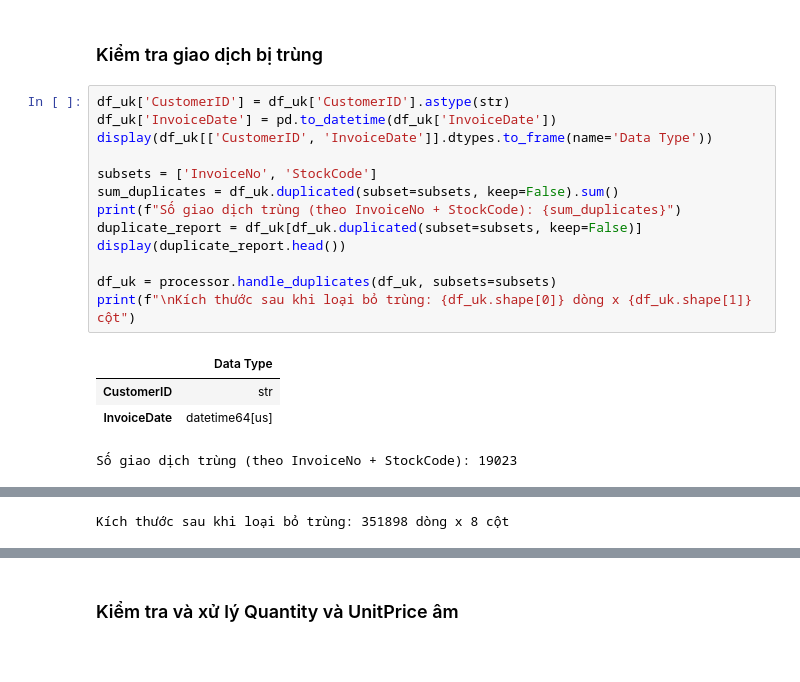
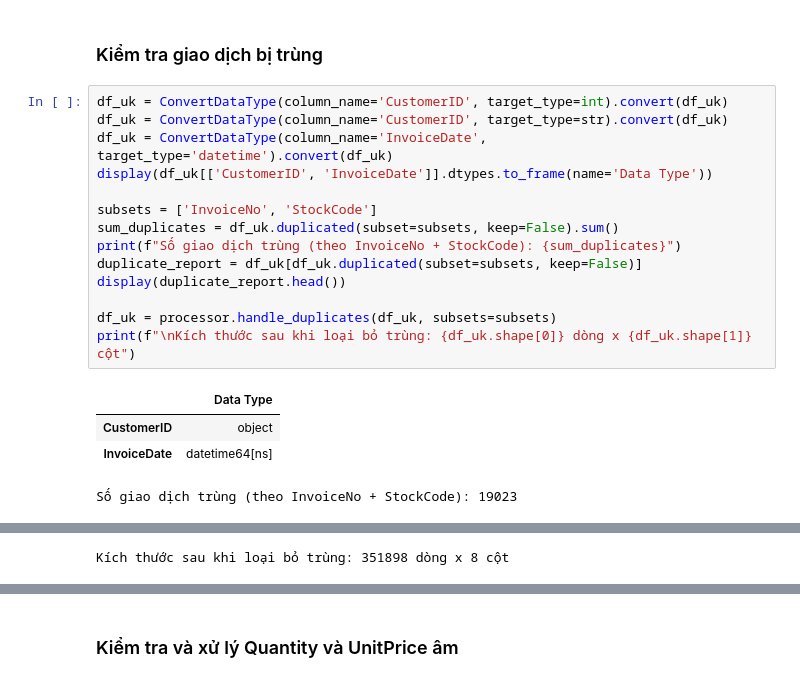
Before and after one commit to AIO-OIA-Organization/AIO_OIA_Project01_Customer_Segmentation, a Jupyter notebook: notebooks/01_cleaning_and_eda_1.ipynb, the cells around one changed output, grey strips where cells are left out. Drawn from its saved outputs; the diff is of its cells as text.

Commit message:
fixed convert data type in logic check duplicate

```diff
--- a/notebooks/01_cleaning_and_eda_1.ipynb
+++ b/notebooks/01_cleaning_and_eda_1.ipynb
@@ -118,21 +118,22 @@ Dữ liệu sau khi xử lý missing: 361878 dòng x 8 cột
 # %% [markdown]
 ### Kiểm tra giao dịch bị trùng
 # %%
-df_uk['CustomerID'] = df_uk['CustomerID'].astype(str)
-df_uk['InvoiceDate'] = pd.to_datetime(df_uk['InvoiceDate'])
+df_uk = ConvertDataType(column_name='CustomerID', target_type=int).convert(df_uk)
+df_uk = ConvertDataType(column_name='CustomerID', target_type=str).convert(df_uk)
+df_uk = ConvertDataType(column_name='InvoiceDate', target_type='datetime').convert(df_uk)
 display(df_uk[['CustomerID', 'InvoiceDate']].dtypes.to_frame(name='Data Type'))
 
 subsets = ['InvoiceNo', 'StockCode']
 sum_duplicates = df_uk.duplicated(subset=subsets, keep=False).sum()
 print(f"Số giao dịch trùng (theo InvoiceNo + StockCode): {sum_duplicates}")
 duplicate_report = df_uk[df_uk.duplicated(subset=subsets, keep=False)]
 display(duplicate_report.head())
 
 df_uk = processor.handle_duplicates(df_uk, subsets=subsets)
 print(f"\nKích thước sau khi loại bỏ trùng: {df_uk.shape[0]} dòng x {df_uk.shape[1]} cột")
 # %% [output]
 |  | Data Type |
-| CustomerID | str |
-| InvoiceDate | datetime64[us] |
+| CustomerID | object |
+| InvoiceDate | datetime64[ns] |
 Số giao dịch trùng (theo InvoiceNo + StockCode): 19023
 |  | InvoiceNo | StockCode | Description | Quantity | InvoiceDate | UnitPrice | CustomerID | Country |
```
Also changed, not shown: parts of 5 cells of this notebook.
